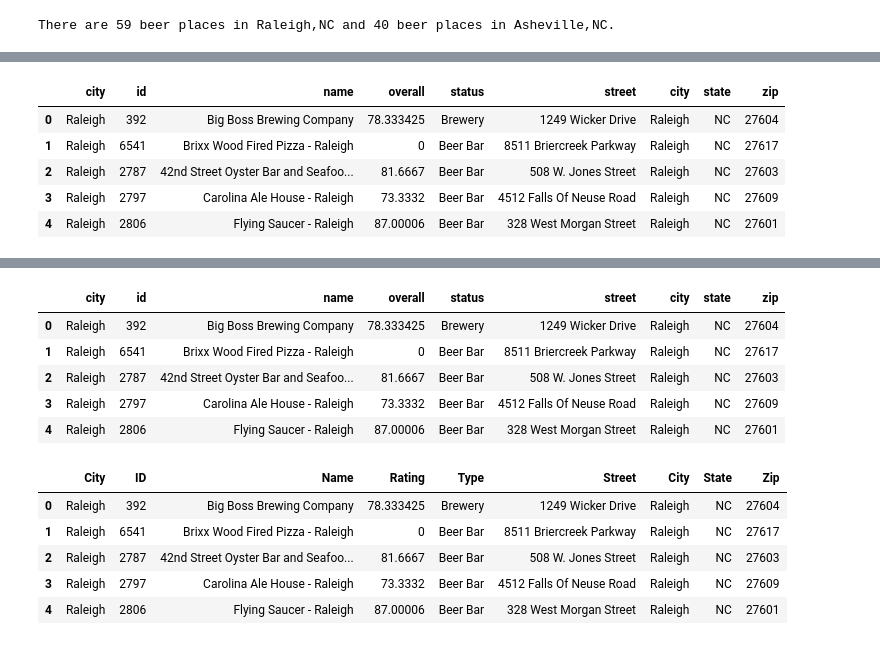
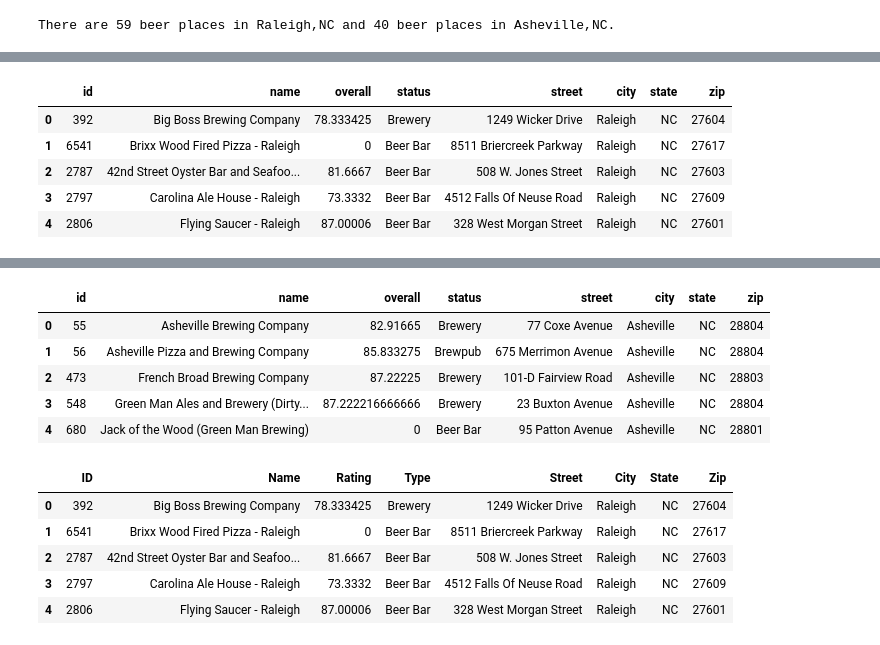
Before and after one commit to adammalynn/Incredible6, a Jupyter notebook: BeerMapping.ipynb, the cells around one changed output, grey strips where cells are left out. Saved outputs shown, nothing was run; the diff lists cells and outputs as text; code cells hidden in the pictures.

Commit message:
Added comparisons such as top rated, not rated, sorts, reindexed, Changed rating dtype, etc.

```diff
--- a/BeerMapping.ipynb
+++ b/BeerMapping.ipynb
@@ -75,15 +75,15 @@ City1BeerDataFrame.head()
 | 3 | http://beermapping.com/maps/blogp... | Raleigh | United States | 2797 | 0 | Carolina Ale House - Raleigh | 73.3332 | (919) 431-0001 | http://beermapping.com/maps/proxy... | https://beermapping.com/location/... | ... |
 | 4 | http://beermapping.com/maps/blogp... | Raleigh | United States | 2806 | 0 | Flying Saucer - Raleigh | 87.00006 | (919) 821-7468 | http://beermapping.com/maps/proxy... | https://beermapping.com/location/... | ... |
 # %%
-City1Essentials_df = City1BeerDataFrame[["city", "id", "name", "overall", "status", "street", "city", "state", "zip" ]]
+City1Essentials_df = City1BeerDataFrame[["id", "name", "overall", "status", "street", "city", "state", "zip" ]]
 City1Essentials_df.head()
 # %% [output]
-|  | city | id | name | overall | status | street | city | state | zip |
-| 0 | Raleigh | 392 | Big Boss Brewing Company | 78.333425 | Brewery | 1249 Wicker Drive | Raleigh | NC | 27604 |
-| 1 | Raleigh | 6541 | Brixx Wood Fired Pizza - Raleigh | 0 | Beer Bar | 8511 Briercreek Parkway | Raleigh | NC | 27617 |
-| 2 | Raleigh | 2787 | 42nd Street Oyster Bar and Seafoo... | 81.6667 | Beer Bar | 508 W. Jones Street | Raleigh | NC | 27603 |
-| 3 | Raleigh | 2797 | Carolina Ale House - Raleigh | 73.3332 | Beer Bar | 4512 Falls Of Neuse Road | Raleigh | NC | 27609 |
-| 4 | Raleigh | 2806 | Flying Saucer - Raleigh | 87.00006 | Beer Bar | 328 West Morgan Street | Raleigh | NC | 27601 |
+|  | id | name | overall | status | street | city | state | zip |
+| 0 | 392 | Big Boss Brewing Company | 78.333425 | Brewery | 1249 Wicker Drive | Raleigh | NC | 27604 |
+| 1 | 6541 | Brixx Wood Fired Pizza - Raleigh | 0 | Beer Bar | 8511 Briercreek Parkway | Raleigh | NC | 27617 |
+| 2 | 2787 | 42nd Street Oyster Bar and Seafoo... | 81.6667 | Beer Bar | 508 W. Jones Street | Raleigh | NC | 27603 |
+| 3 | 2797 | Carolina Ale House - Raleigh | 73.3332 | Beer Bar | 4512 Falls Of Neuse Road | Raleigh | NC | 27609 |
+| 4 | 2806 | Flying Saucer - Raleigh | 87.00006 | Beer Bar | 328 West Morgan Street | Raleigh | NC | 27601 |
 # %%
 City2BeerDataFrame = pd.DataFrame(city2_json)
 City2BeerDataFrame.head()
@@ -95,25 +95,25 @@ City2BeerDataFrame.head()
 | 3 | http://beermapping.com/maps/blogp... | Asheville | United States | 548 | 1 | Green Man Ales and Brewery (Dirty... | 87.222216666666 | (828) 252-5502 | http://beermapping.com/maps/proxy... | https://beermapping.com/location/548 | ... |
 | 4 | http://beermapping.com/maps/blogp... | Asheville | United States | 680 | 0 | Jack of the Wood (Green Man Brewing) | 0 | (828) 252-5445 | http://beermapping.com/maps/proxy... | https://beermapping.com/location/680 | ... |
 # %%
-City2Essentials_df = City2BeerDataFrame[["city", "id", "name", "overall", "status", "street", "city", "state", "zip" ]]
-City2Essentials.head()
+City2Essentials_df = City2BeerDataFrame[["id", "name", "overall", "status", "street", "city", "state", "zip" ]]
+City2Essentials_df.head()
 # %% [output]
-|  | city | id | name | overall | status | street | city | state | zip |
-| 0 | Raleigh | 392 | Big Boss Brewing Company | 78.333425 | Brewery | 1249 Wicker Drive | Raleigh | NC | 27604 |
-| 1 | Raleigh | 6541 | Brixx Wood Fired Pizza - Raleigh | 0 | Beer Bar | 8511 Briercreek Parkway | Raleigh | NC | 27617 |
-| 2 | Raleigh | 2787 | 42nd Street Oyster Bar and Seafoo... | 81.6667 | Beer Bar | 508 W. Jones Street | Raleigh | NC | 27603 |
-| 3 | Raleigh | 2797 | Carolina Ale House - Raleigh | 73.3332 | Beer Bar | 4512 Falls Of Neuse Road | Raleigh | NC | 27609 |
-| 4 | Raleigh | 2806 | Flying Saucer - Raleigh | 87.00006 | Beer Bar | 328 West Morgan Street | Raleigh | NC | 27601 |
+|  | id | name | overall | status | street | city | state | zip |
+| 0 | 55 | Asheville Brewing Company | 82.91665 | Brewery | 77 Coxe Avenue | Asheville | NC | 28804 |
+| 1 | 56 | Asheville Pizza and Brewing Company | 85.833275 | Brewpub | 675 Merrimon Avenue | Asheville | NC | 28804 |
+| 2 | 473 | French Broad Brewing Company | 87.22225 | Brewery | 101-D Fairview Road | Asheville | NC | 28803 |
+| 3 | 548 | Green Man Ales and Brewery (Dirty... | 87.222216666666 | Brewery | 23 Buxton Avenue | Asheville | NC | 28804 |
+| 4 | 680 | Jack of the Wood (Green Man Brewing) | 0 | Beer Bar | 95 Patton Avenue | Asheville | NC | 28801 |
 # %%
 City1_df = City1Essentials_df.rename(columns={"id": "ID", "name": "Name", "overall": "Rating", "status": "Type", "city": "City", "street": "Street", "state": "State", "zip": "Zip"})
 City1_df.head()
 # %% [output]
-|  | City | ID | Name | Rating | Type | Street | City | State | Zip |
-| 0 | Raleigh | 392 | Big Boss Brewing Company | 78.333425 | Brewery | 1249 Wicker Drive | Raleigh | NC | 27604 |
-| 1 | Raleigh | 6541 | Brixx Wood Fired Pizza - Raleigh | 0 | Beer Bar | 8511 Briercreek Parkway | Raleigh | NC | 27617 |
-| 2 | Raleigh | 2787 | 42nd Street Oyster Bar and Seafoo... | 81.6667 | Beer Bar | 508 W. Jones Street | Raleigh | NC | 27603 |
-| 3 | Raleigh | 2797 | Carolina Ale House - Raleigh | 73.3332 | Beer Bar | 4512 Falls Of Neuse Road | Raleigh | NC | 27609 |
-| 4 | Raleigh | 2806 | Flying Saucer - Raleigh | 87.00006 | Beer Bar | 328 West Morgan Street | Raleigh | NC | 27601 |
+|  | ID | Name | Rating | Type | Street | City | State | Zip |
+| 0 | 392 | Big Boss Brewing Company | 78.333425 | Brewery | 1249 Wicker Drive | Raleigh | NC | 27604 |
+| 1 | 6541 | Brixx Wood Fired Pizza - Raleigh | 0 | Beer Bar | 8511 Briercreek Parkway | Raleigh | NC | 27617 |
+| 2 | 2787 | 42nd Street Oyster Bar and Seafoo... | 81.6667 | Beer Bar | 508 W. Jones Street | Raleigh | NC | 27603 |
+| 3 | 2797 | Carolina Ale House - Raleigh | 73.3332 | Beer Bar | 4512 Falls Of Neuse Road | Raleigh | NC | 27609 |
+| 4 | 2806 | Flying Saucer - Raleigh | 87.00006 | Beer Bar | 328 West Morgan Street | Raleigh | NC | 27601 |
 # %%
 City2_df = City2Essentials_df.rename(columns={"id": "ID", "name": "Name", "overall": "Rating", "status": "Type", "city": "City", "street": "Street", "state": "State", "zip": "Zip"})
 City2_df.head()
```
Also changed, not shown: parts of 7 cells of this notebook, 2 other files.
